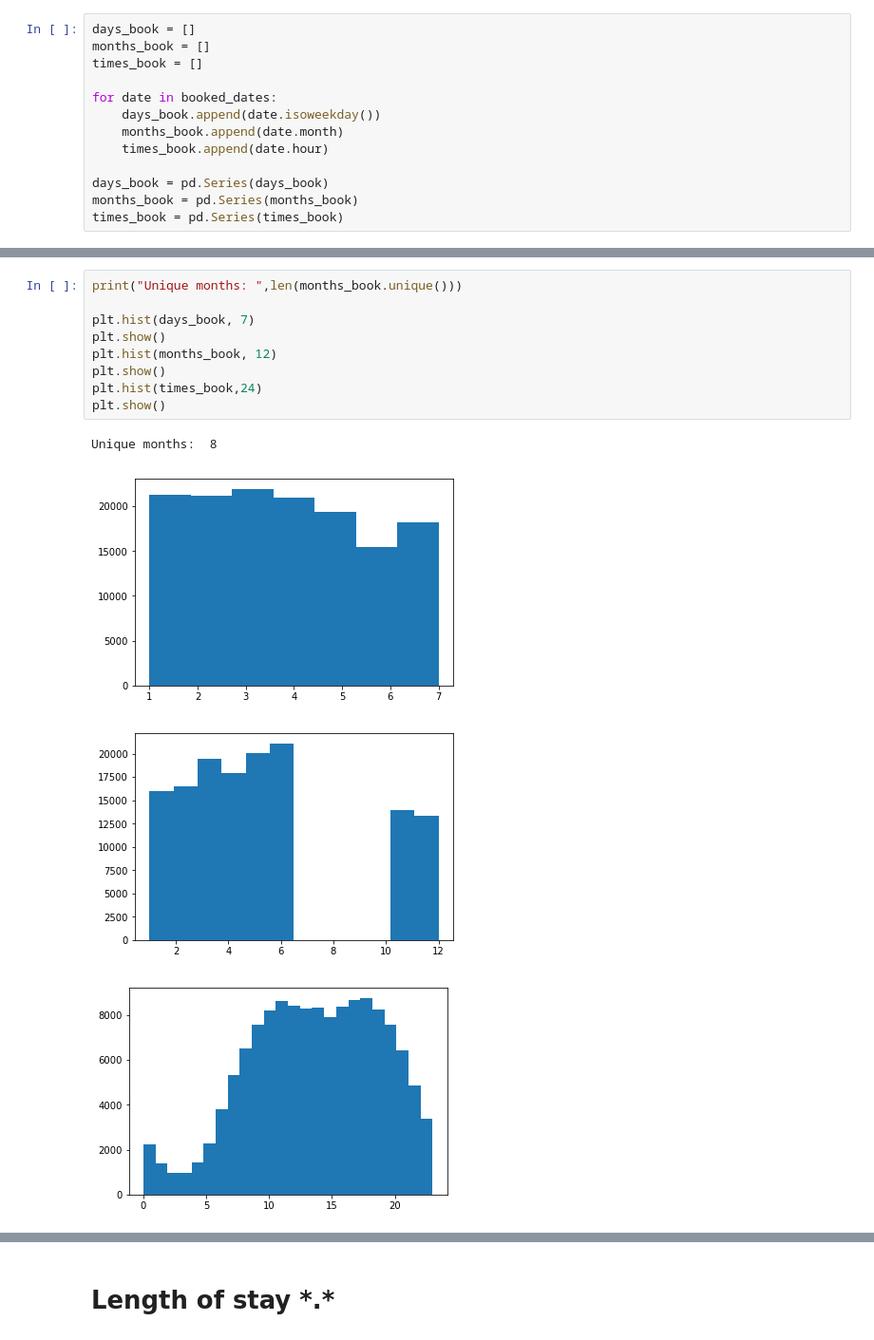
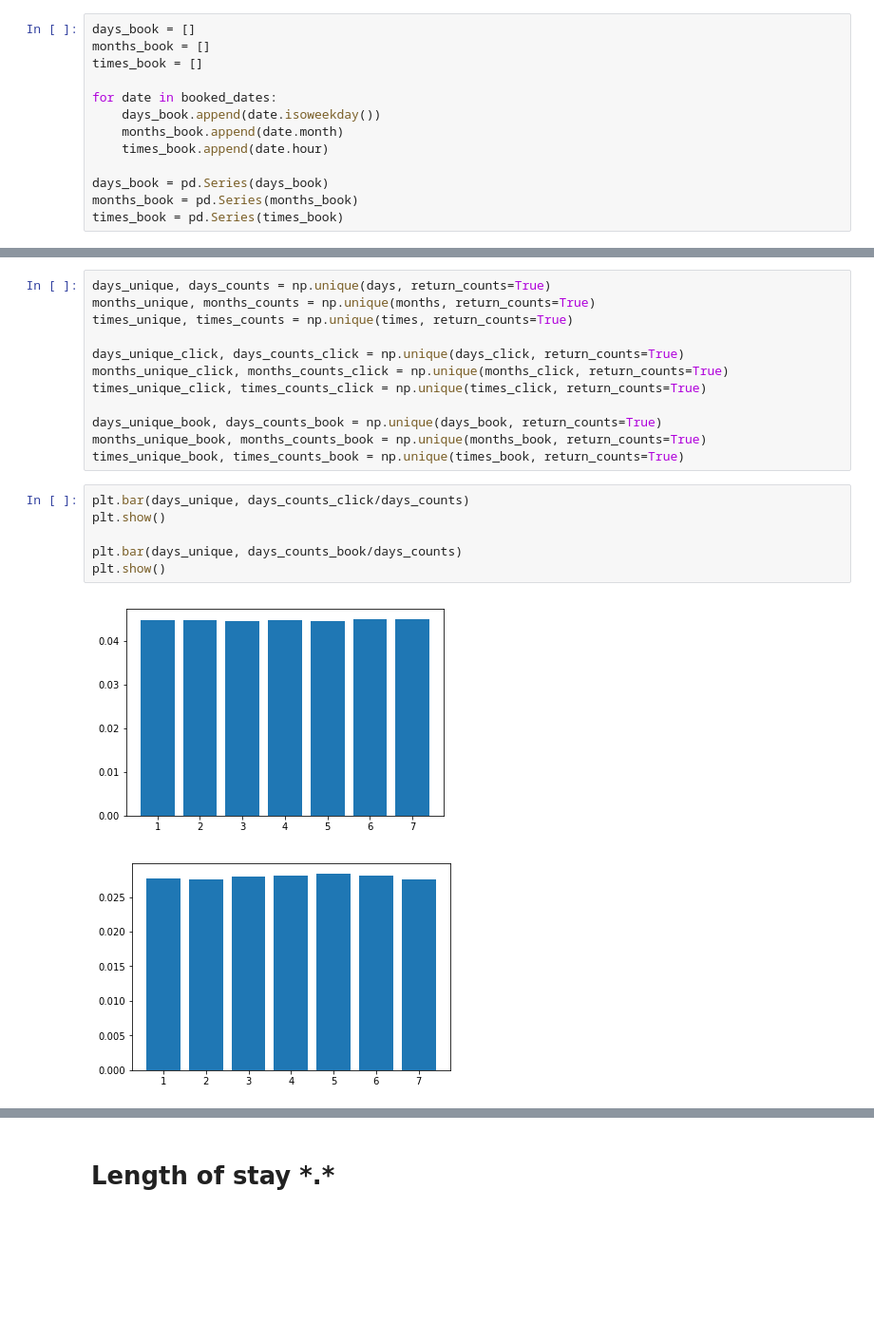
Before and after one commit to popoiopo/dataMining, a Jupyter notebook: Data exploration Julia.ipynb, the cells around one changed output, grey strips where cells are left out. Shown at 95% size. Drawn from its saved outputs; the diff is of its cells as text; blank space fills up the shorter version.

```diff
--- a/Data exploration Julia.ipynb
+++ b/Data exploration Julia.ipynb
@@ -232,14 +226,21 @@ Unique months:  8
-# %%
-print("Unique months: ",len(months_book.unique()))
-
-plt.hist(days_book, 7)
-plt.show()
-plt.hist(months_book, 12)
-plt.show()
-plt.hist(times_book,24)
-plt.show()
-# %% [output]
-Unique months:  8
-[figure, removed]
-[figure, removed]
-[figure, removed]
+# %%
+days_unique, days_counts = np.unique(days, return_counts=True)
+months_unique, months_counts = np.unique(months, return_counts=True)
+times_unique, times_counts = np.unique(times, return_counts=True)
+
+days_unique_click, days_counts_click = np.unique(days_click, return_counts=True)
+months_unique_click, months_counts_click = np.unique(months_click, return_counts=True)
+times_unique_click, times_counts_click = np.unique(times_click, return_counts=True)
+
+days_unique_book, days_counts_book = np.unique(days_book, return_counts=True)
+months_unique_book, months_counts_book = np.unique(months_book, return_counts=True)
+times_unique_book, times_counts_book = np.unique(times_book, return_counts=True)
+# %%
+plt.bar(days_unique, days_counts_click/days_counts)
+plt.show()
+
+plt.bar(days_unique, days_counts_book/days_counts)
+plt.show()
+# %% [output]
+[figure, added]
+[figure, added]
```
Also changed, not shown: parts of 22 cells of this notebook.
